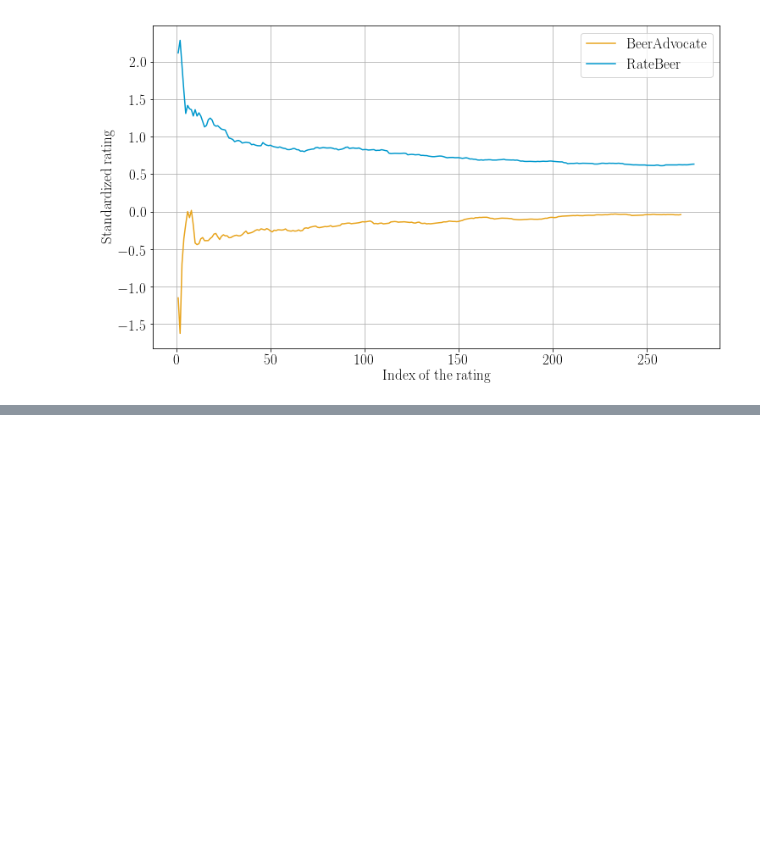
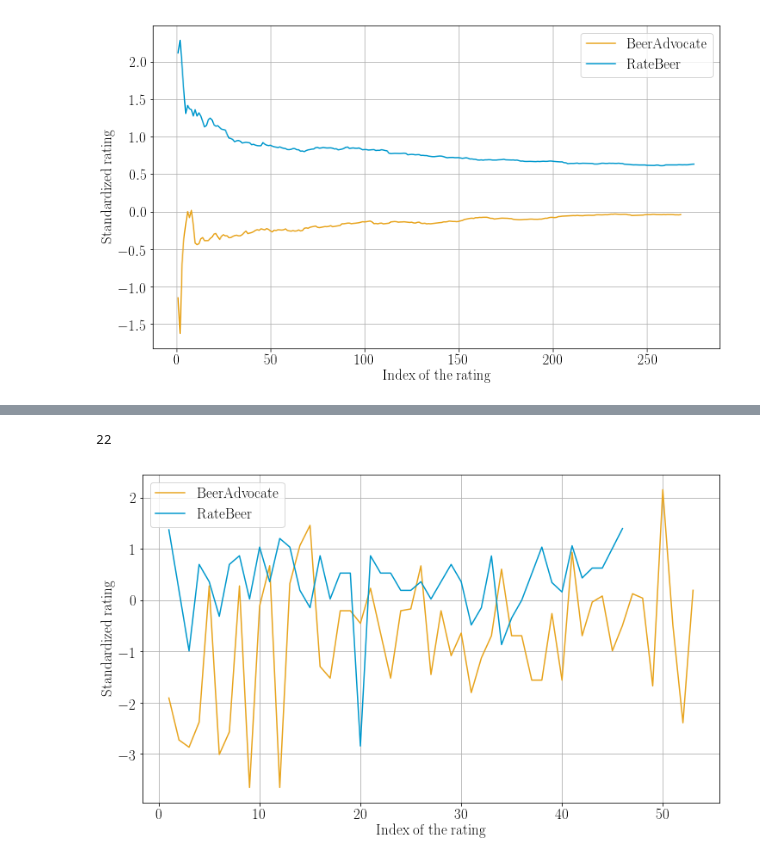
Before and after one commit to epfl-dlab/when_sheep_shop, a Jupyter notebook: code/notebooks/4-herding/2-find_good_example.ipynb, the cells around one changed output, grey strips where cells are left out. Drawn from its saved outputs; the diff is of its cells as text; code cells hidden in the pictures; blank space fills up the shorter version.

```diff
--- a/code/notebooks/4-herding/2-find_good_example.ipynb
+++ b/code/notebooks/4-herding/2-find_good_example.ipynb
@@ -187,0 +215,25 @@ for pos in [10, 22, 64]:
+# %%
+for pos in [22]:
+    row = subdf.loc[idx[pos]]
+    print(pos)
+
+    plt.figure(figsize=(12,7))
+    plt.rc('font', family='serif')
+    plt.rc('font', size=17)
+
+    for key in ['ba', 'rb']:
+
+        rats = row[key]['z_scores']
+
+        rmean = np.cumsum(rats)/np.array(range(1, len(rats)+1))
+
+        plt.plot(list(range(1, len(rmean)+1)), rats, color=colors[key], label=labels[key])
+
+    plt.ylabel('Standardized rating')
+    plt.xlabel('Index of the rating')
+    plt.legend()
+    plt.grid()
+    plt.savefig(save_folder + 'timeseries_zscore_example.pdf', bbox_inches='tight')
+# %% [output]
+22
+[figure, added]
```
Also changed, not shown: parts of 6 cells of this notebook, 19 other files.
